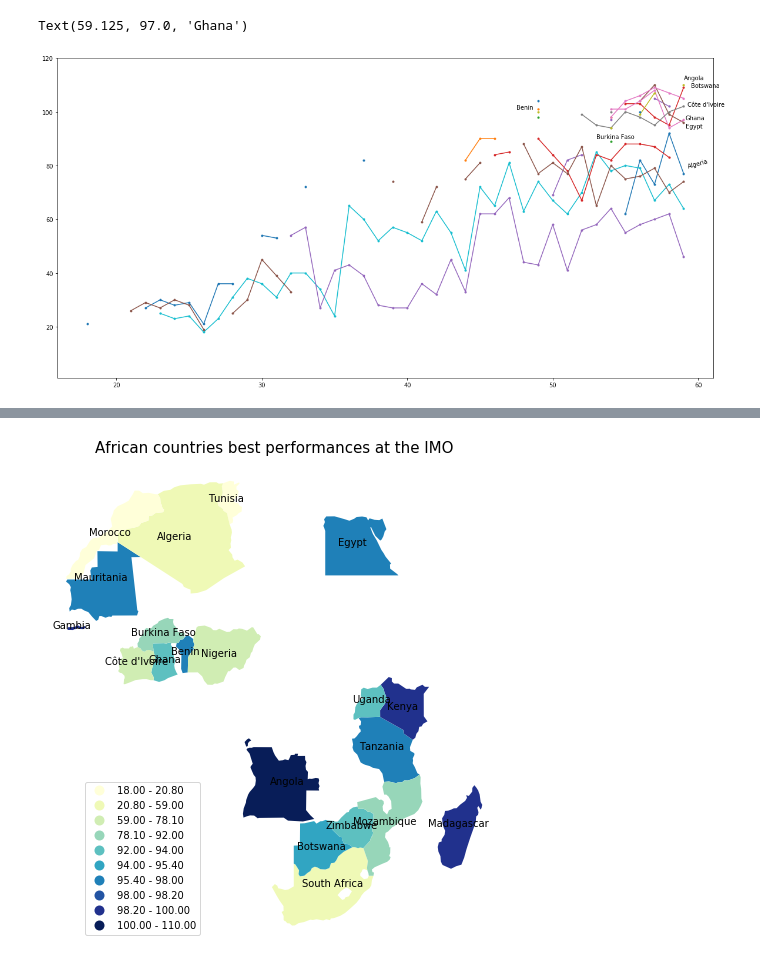
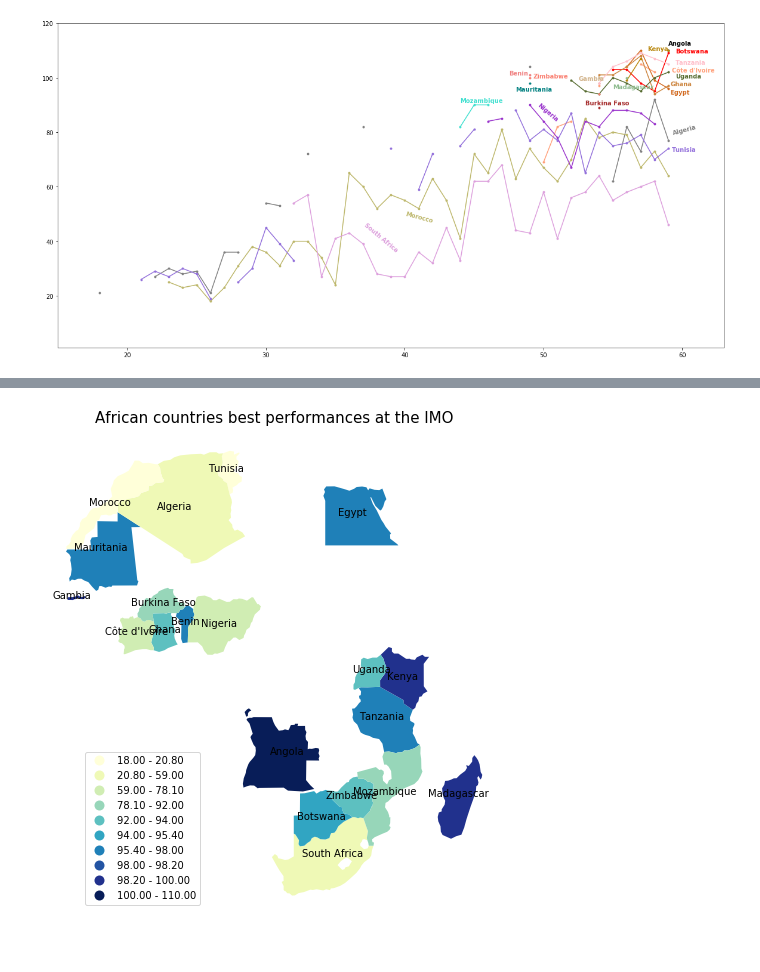
Before and after one commit to Djimdou/Side-Projects, a Jupyter notebook: IMO-Web-Scraping.ipynb, the cells around one changed output, grey strips where cells are left out. Drawn from its saved outputs; the diff is of its cells as text; code cells hidden in the pictures.

```diff
--- a/IMO-Web-Scraping.ipynb
+++ b/IMO-Web-Scraping.ipynb
@@ -94,20 +96,34 @@ name[african_participant[np.argmin(np.nanmin(africa_performance_standardized,axi
+# %%
+#colors = dict(mcolors.BASE_COLORS, **mcolors.CSS4_COLORS); colors # color names
+mycolors = ['black','gray','lightcoral','brown','red','lightsalmon','chocolate','peru','tan','darkgoldenrod',
+            'darkkhaki','darkseagreen','turquoise','teal','darkorchid','plum','mediumpurple','pink','darkolivegreen','salmon']
 # %%
 figure(figsize=(20,10))
 
-for i in range(1,len(african_participant)):
-    plt.plot(data[african_participant][i][::-1],'.-',label=name[african_participant][i])
+for i in range(len(african_participant)):
+    plt.plot(data[african_participant][i][::-1],'.-',color = mycolors[i],label=name[african_participant][i])
 plt.ylim(1,np.nanmax(data[african_participant])+10)
+plt.xlim(15,63)
 
-plt.text(x = 59, y = data[african_participant][0][::-1][-1]+2, s = name[african_participant][0], rotation = 0)
-plt.text(x = 59.25, y = data[african_participant][1][::-1][-1]+2, s = name[african_participant][1], rotation = 15)
-plt.text(x = 47.5, y = data[african_participant][2][::-1][54]+3, s = name[african_participant][2], rotation = 0)
-plt.text(x = 53, y = data[african_participant][3][::-1][-6]+1, s = name[african_participant][3], rotation = 0)
-plt.text(x = 59.5, y = data[african_participant][4][::-1][-1], s = name[african_participant][4], rotation = 0)
-plt.text(x = 59.25, y = data[african_participant][5][::-1][-2], s = name[african_participant][5], rotation = 0)
-plt.text(x = 59.125, y = data[african_participant][6][::-1][-1]-2, s = name[african_participant][6], rotation = 0)
-plt.text(x = 59.125, y = data[african_participant][7][::-1][-1], s = name[african_participant][7], rotation = 0)
-
-#plt.text(x = 1994, y = 44, s = 'Agriculture', color = colors[0], weight = 'bold', rotation = 33, backgroundcolor = '#f0f0f0')
+plt.text(x = 59, y = data[african_participant][0][::-1][-1]+2, s = name[african_participant][0], color = mycolors[0], rotation = 0, weight = 'bold')
+plt.text(x = 59.25, y = data[african_participant][1][::-1][-1]+2, s = name[african_participant][1], color = mycolors[1], rotation = 15, weight = 'bold')
+plt.text(x = 47.5, y = data[african_participant][2][::-1][54]+3, s = name[african_participant][2], color = mycolors[2], rotation = 0, weight = 'bold')
+plt.text(x = 53, y = data[african_participant][3][::-1][-6]+1, s = name[african_participant][3], color = mycolors[3], rotation = 0, weight = 'bold')
+plt.text(x = 59.5, y = data[african_participant][4][::-1][-1], s = name[african_participant][4], color = mycolors[4], rotation = 0, weight = 'bold')
+plt.text(x = 59.25, y = data[african_participant][5][::-1][-2], s = name[african_participant][5], color = mycolors[5], rotation = 0, weight = 'bold')
+plt.text(x = 59.125, y = data[african_participant][6][::-1][-1]-2, s = name[african_participant][6], color = mycolors[6], rotation = 0, weight = 'bold')
+plt.text(x = 59.125, y = data[african_participant][7][::-1][-1], s = name[african_participant][7], color = mycolors[7], rotation = 0, weight = 'bold')
+plt.text(x = 52.5, y = data[african_participant][8][::-1][-6]-1, s = name[african_participant][8], color = mycolors[8], rotation = 0, weight = 'bold')
+plt.text(x = 57.5, y = data[african_participant][9][::-1][-1], s = name[african_participant][9], color = mycolors[9], rotation = 0, weight = 'bold')
+plt.text(x = 40, y = data[african_participant][10][::-1][40]-8, s = name[african_participant][10], color = mycolors[10], rotation = -15, weight = 'bold')
+plt.text(x = 55, y = data[african_participant][11][::-1][-4]-4, s = name[african_participant][11], color = mycolors[11], rotation = 0, weight = 'bold')
+plt.text(x = 44, y = data[african_participant][12][::-1][-14]+1, s = name[african_participant][12], color = mycolors[12], rotation = 0, weight = 'bold')
+plt.text(x = 48, y = data[african_participant][13][::-1][-11]-3, s = name[african_participant][13], color = mycolors[13], rotation = 0, weight = 'bold')
+plt.text(x = 49.5, y = data[african_participant][14][::-1][-10], s = name[african_participant][14], color = mycolors[14], rotation = -40, weight = 'bold')
+plt.text(x = 37, y = data[african_participant][15][::-1][35]-5, s = name[african_participant][15], color = mycolors[15], rotation = -40, weight = 'bold')
+plt.text(x = 59.25, y = data[african_participant][16][::-1][-1]-1, s = name[african_participant][16], color = mycolors[16], rotation = 0, weight = 'bold')
+plt.text(x = 59.5, y = data[african_participant][17][::-1][-1], s = name[african_participant][17], color = mycolors[17], rotation = 0, weight = 'bold')
+plt.text(x = 59.5, y = data[african_participant][18][::-1][-1]-2, s = name[african_participant][18], color = mycolors[18], rotation = 0, weight = 'bold')
+plt.text(x = 49.25, y = data[african_participant][19][::-1][-11], s = name[african_participant][19], color = mycolors[19], rotation = 0, weight = 'bold');
 # %% [output]
-Text(59.125, 97.0, 'Ghana')
-[figure, old version]
+[figure, new version]
```
Also changed, not shown: parts of 4 cells of this notebook.
